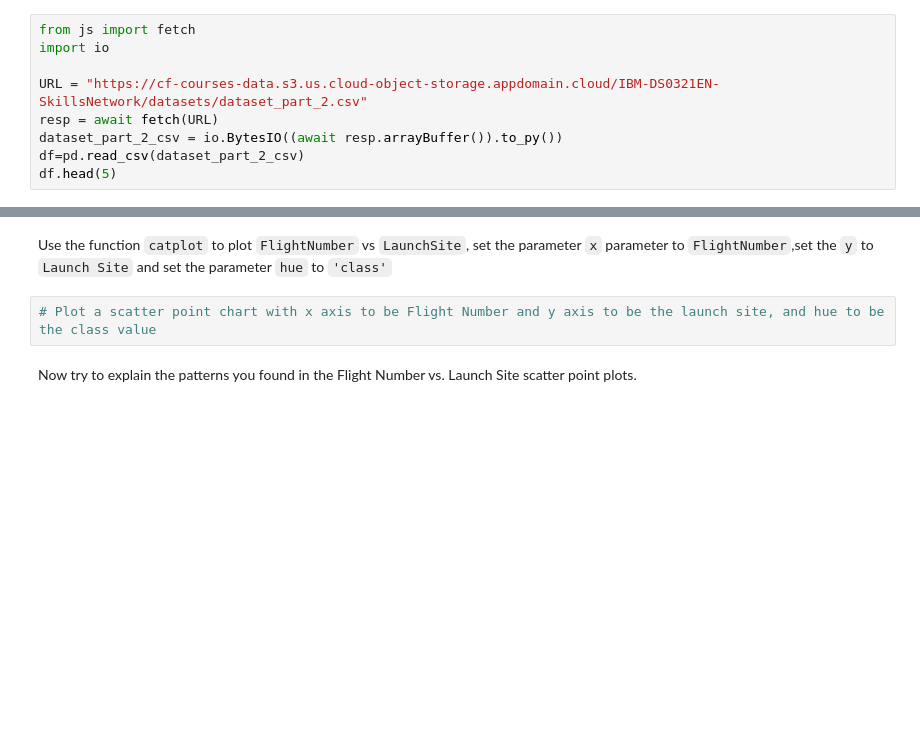
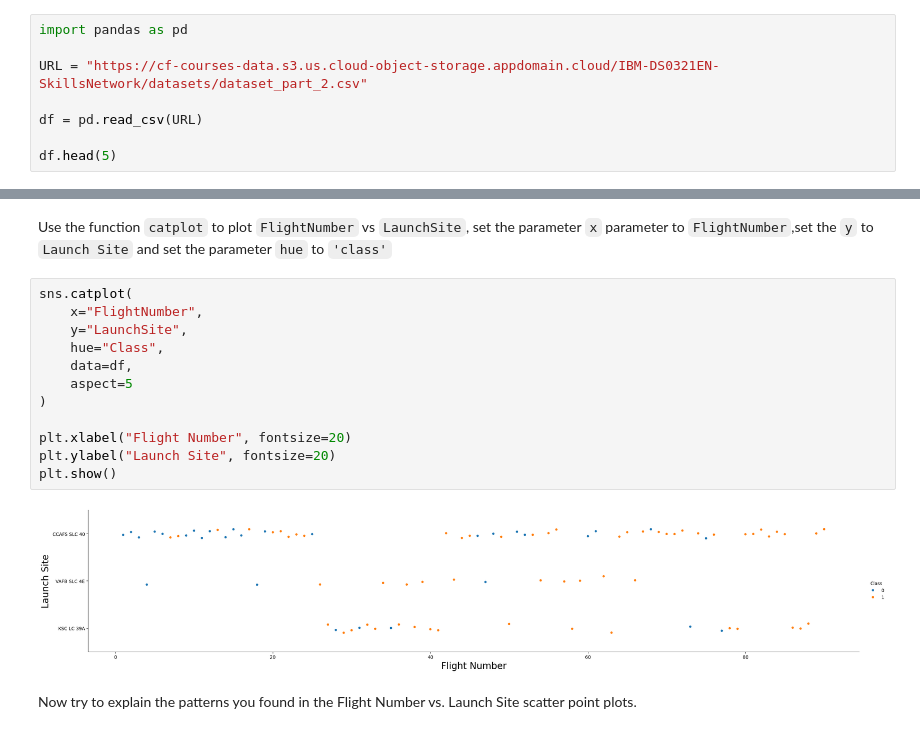
Before and after one commit to iam-ansuman/Data-Science-portfolio-, a Jupyter notebook: spacex-falcon9-landing-prediction/notebooks/edadataviz.ipynb, the cells around one changed output, grey strips where cells are left out. Saved outputs shown, nothing was run; the diff lists cells and outputs as text; blank space fills up the shorter version.

Commit message:
flightnumber and launchsite scater plot

```diff
--- a/spacex-falcon9-landing-prediction/notebooks/edadataviz.ipynb
+++ b/spacex-falcon9-landing-prediction/notebooks/edadataviz.ipynb
@@ -48,11 +61,10 @@ import seaborn as sns
 # %% [markdown]
 First, let's read the SpaceX dataset into a Pandas dataframe and print its summary
 # %%
-from js import fetch
-import io
+import pandas as pd
 
 URL = "https://cf-courses-data.s3.us.cloud-object-storage.appdomain.cloud/IBM-DS0321EN-SkillsNetwork/datasets/dataset_part_2.csv"
-resp = await fetch(URL)
-dataset_part_2_csv = io.BytesIO((await resp.arrayBuffer()).to_py())
-df=pd.read_csv(dataset_part_2_csv)
+
+df = pd.read_csv(URL)
+
 df.head(5)
@@ -71,8 +92,20 @@ Next, let's drill down to each site visualize its detailed launch records.
 ### TASK 1: Visualize the relationship between Flight Number and Launch Site
 # %% [markdown]
 Use the function <code>catplot</code> to plot <code>FlightNumber</code> vs <code>LaunchSite</code>, set the  parameter <code>x</code>  parameter to <code>FlightNumber</code>,set the  <code>y</code> to <code>Launch Site</code> and set the parameter <code>hue</code> to <code>'class'</code>
-# %%
-# Plot a scatter point chart with x axis to be Flight Number and y axis to be the launch site, and hue to be the class value
+# %%
+sns.catplot(
+    x="FlightNumber",
+    y="LaunchSite",
+    hue="Class",
+    data=df,
+    aspect=5
+)
+
+plt.xlabel("Flight Number", fontsize=20)
+plt.ylabel("Launch Site", fontsize=20)
+plt.show()
+# %% [output]
+[figure, added]
 # %% [markdown]
 Now try to explain the patterns you found in the Flight Number vs. Launch Site scatter point plots.
 # %% [markdown]
```
Also changed, not shown: parts of 5 cells of this notebook.
